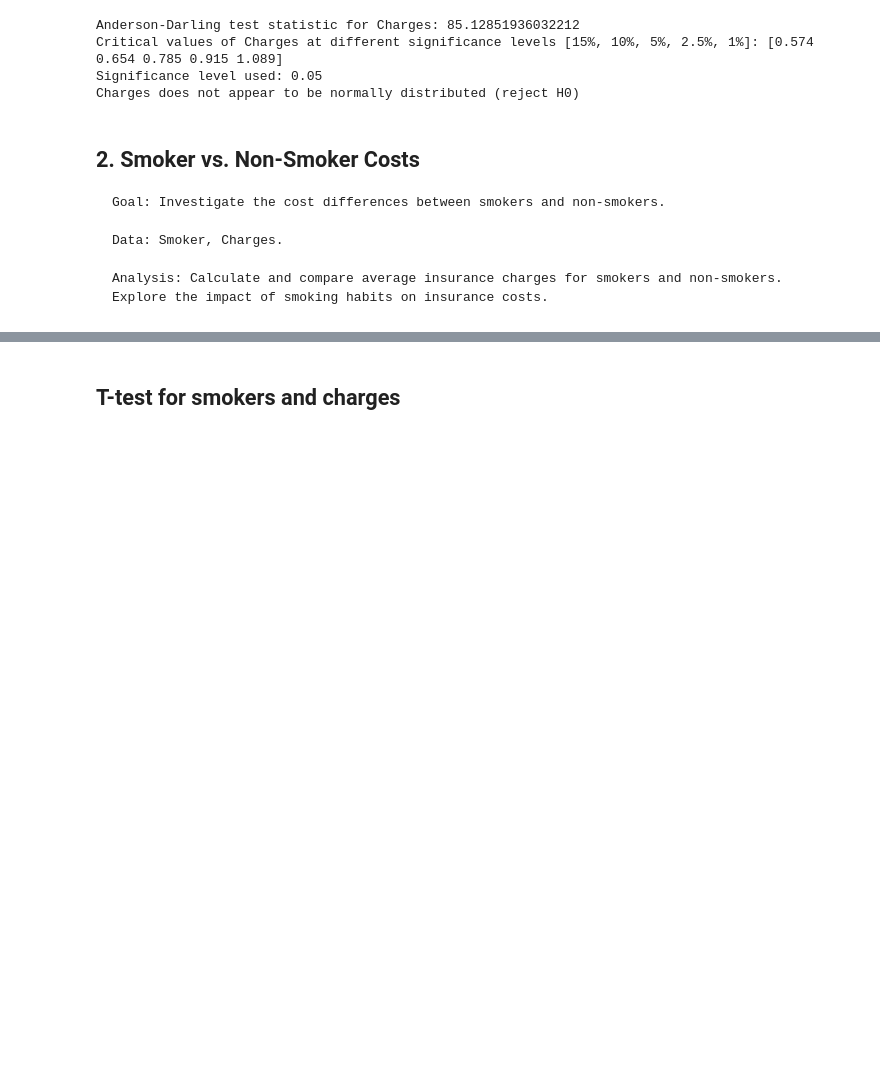
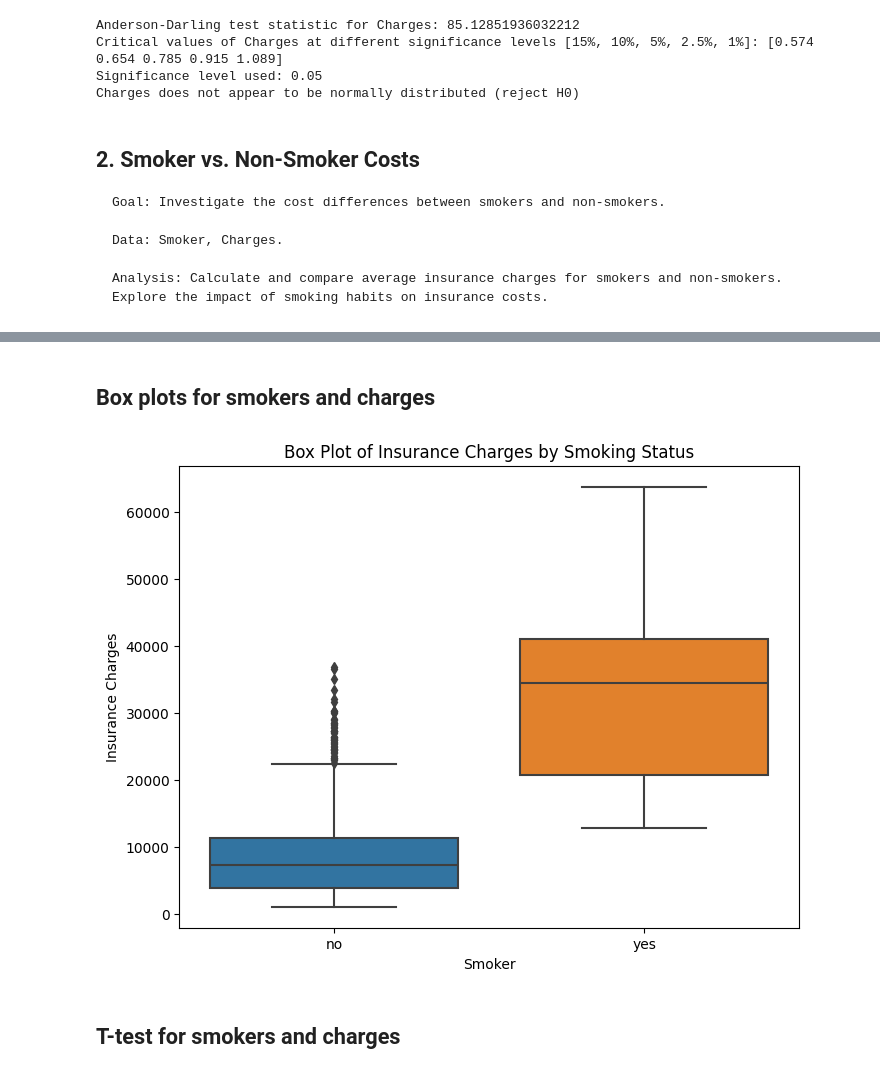
Before and after one commit to pavloskhetab/Codecademy-Data-Scientist-Analytics, a Jupyter notebook: us-medical-insurance-costs.ipynb, the cells around one changed output, grey strips where cells are left out. Drawn from its saved outputs; the diff is of its cells as text; code cells hidden in the pictures; blank space fills up the shorter version.

Commit message:
Created box plots for smoker and charges

```diff
--- a/us-medical-insurance-costs.ipynb
+++ b/us-medical-insurance-costs.ipynb
@@ -728,6 +728,9 @@ smoker_counts_dict = dict(smoker_counts)
 print(smoker_counts_dict)
 
 import pandas as pd
+
+# Load data from Insurance CSV file into a DataFrame
+df = pd.read_csv('insurance.csv')
 
 # Create an empty dictionary to store the results
 results = {}
@@ -740,6 +743,20 @@ non_smokers_data = df[df['smoker'] == 'no']
 results['mean_charges_smokers'] = smokers_data['charges'].mean()
 results['mean_charges_non_smokers'] = non_smokers_data['charges'].mean()
 
+results['median_charges_smokers'] = smokers_data['charges'].median()
+results['median_charges_non_smokers'] = non_smokers_data['charges'].median()
+
+# Calculating sample standard deviation
+results['std_dev_charges_smokers'] = smokers_data['charges'].std()
+results['std_dev_charges_non_smokers'] = non_smokers_data['charges'].std()
+
+results['min_charges_smokers'] = smokers_data['charges'].min()
+results['min_charges_non_smokers'] = non_smokers_data['charges'].min()
+
+results['max_charges_smokers'] = smokers_data['charges'].max()
+results['max_charges_non_smokers'] = non_smokers_data['charges'].max()
+
+
 # Visualize the data (you can use histograms or box plots)
 plt.hist(smokers_data['charges'], alpha = 0.5, label = 'Smokers', color = 'red')
 plt.hist(non_smokers_data['charges'], alpha = 0.5, label = 'Non-Smokers', color = 'blue')
@@ -751,6 +768,18 @@ plt.show()
 
 print(f"Mean Charges for Smokers: ${results['mean_charges_smokers']:.2f}")
 print(f"Mean Charges for Non-Smokers: ${results['mean_charges_non_smokers']:.2f}")
+
+print(f"Median Charges for Smokers: ${results['median_charges_smokers']:.2f}")
+print(f"Median Charges for Non-Smokers: ${results['median_charges_non_smokers']:.2f}")
+
+print(f"Sample Standard Deviation of Charges for Smokers: ${results['std_dev_charges_smokers']:.2f}")
+print(f"Sample Standard Deviation of Charges for Non-Smokers: ${results['std_dev_charges_non_smokers']:.2f}")
+
+print(f"Minimum Charges for Smokers: ${results['min_charges_smokers']:.2f}")
+print(f"Minimum Charges for Non-Smokers: ${results['min_charges_non_smokers']:.2f}")
+
+print(f"Maximum Charges for Smokers: ${results['max_charges_smokers']:.2f}")
+print(f"Maximum Charges for Non-Smokers: ${results['max_charges_non_smokers']:.2f}")
 # %% [output]
 {'yes': 274, 'no': 1064}
 [figure]
@@ -759,3 +796,17 @@ Mean Charges for Non-Smokers: $8434.27
+# %% [markdown]
+## Box plots for smokers and charges
+# %%
+import seaborn as sns
+
+# Create box plots
+plt.figure(figsize = (8, 6))
+sns.boxplot(x = 'smoker', y = 'charges', data = df)
+plt.xlabel('Smoker')
+plt.ylabel('Insurance Charges')
+plt.title('Box Plot of Insurance Charges by Smoking Status')
+plt.show()
+# %% [output]
+[figure, added]
 # %% [markdown]
 ## T-test for smokers and charges
 # %% [markdown]
```
Also changed, not shown: parts of 1 cell of this notebook.
